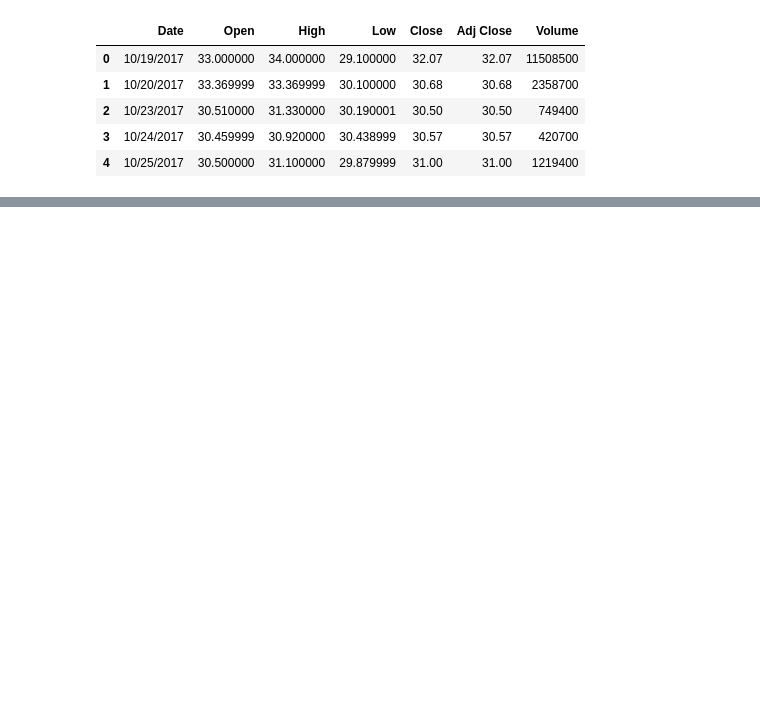
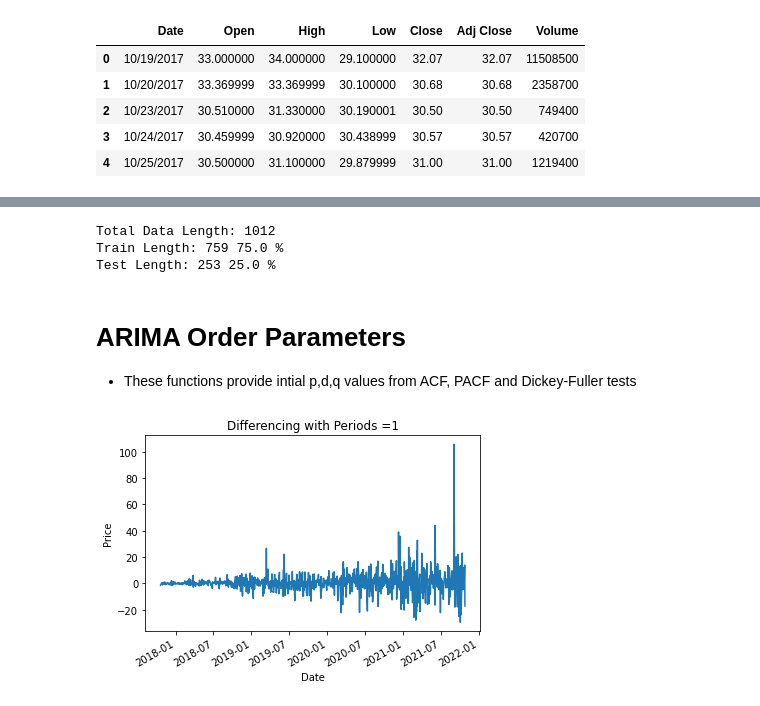
Before and after one commit to NelGen/NG-Stock-Forecasting-Project, a Jupyter notebook: MongoDB In-Depth Analysis Notebook.ipynb, the cells around one changed output, grey strips where cells are left out. Drawn from its saved outputs; the diff is of its cells as text; code cells hidden in the pictures; blank space fills up the shorter version.

```diff
--- a/MongoDB In-Depth Analysis Notebook.ipynb
+++ b/MongoDB In-Depth Analysis Notebook.ipynb
@@ -15,0 +26,2 @@ df.head()
+# %%
+X, Xvol = preprocess(init_data=df,exog=True)
@@ -15,0 +101,18 @@ df.head()
+# %%
+length_data = len(df)
+length_train = len(Xtrain)
+length_test = len(Xtest)
+print('Total Data Length:',length_data)
+print('Train Length:', length_train, length_train/length_data*100,"%")
+print('Test Length:', length_test, length_test/length_data*100,"%")
+# %% [output]
+Total Data Length: 1012
+Train Length: 759 75.0 %
+Test Length: 253 25.0 %
+# %% [markdown]
+# ARIMA Order Parameters
+- These functions provide intial p,d,q values from ACF, PACF and Dickey-Fuller tests
+# %%
+d = return_d(data=X,plotting=True)
+# %% [output]
+[figure, added]
```
Also changed, not shown: parts of 38 cells of this notebook, 8 other files.
